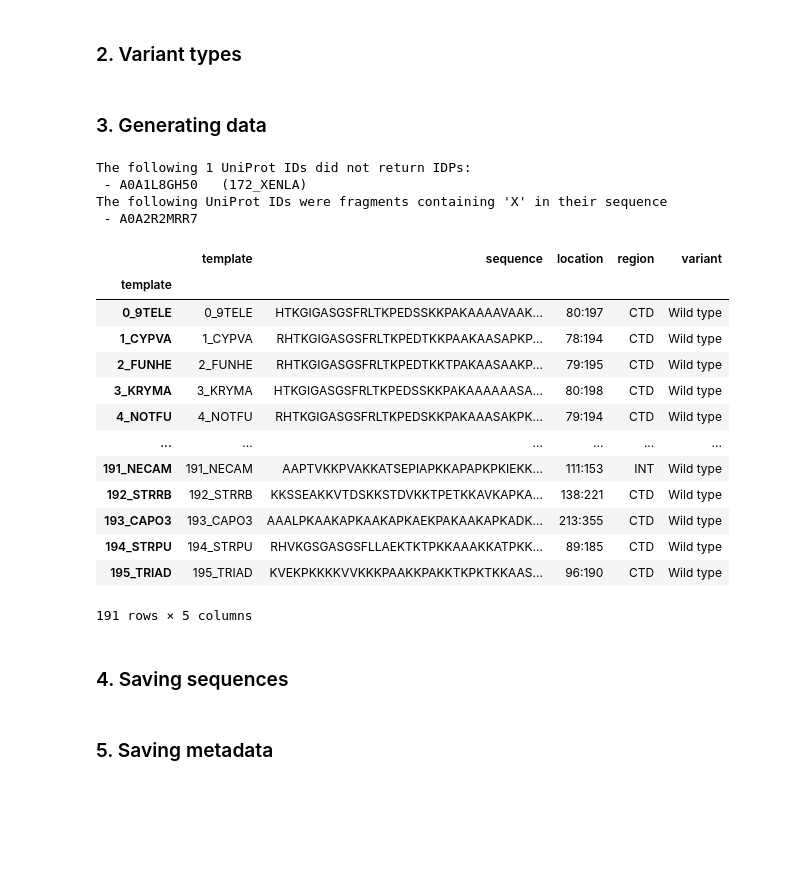
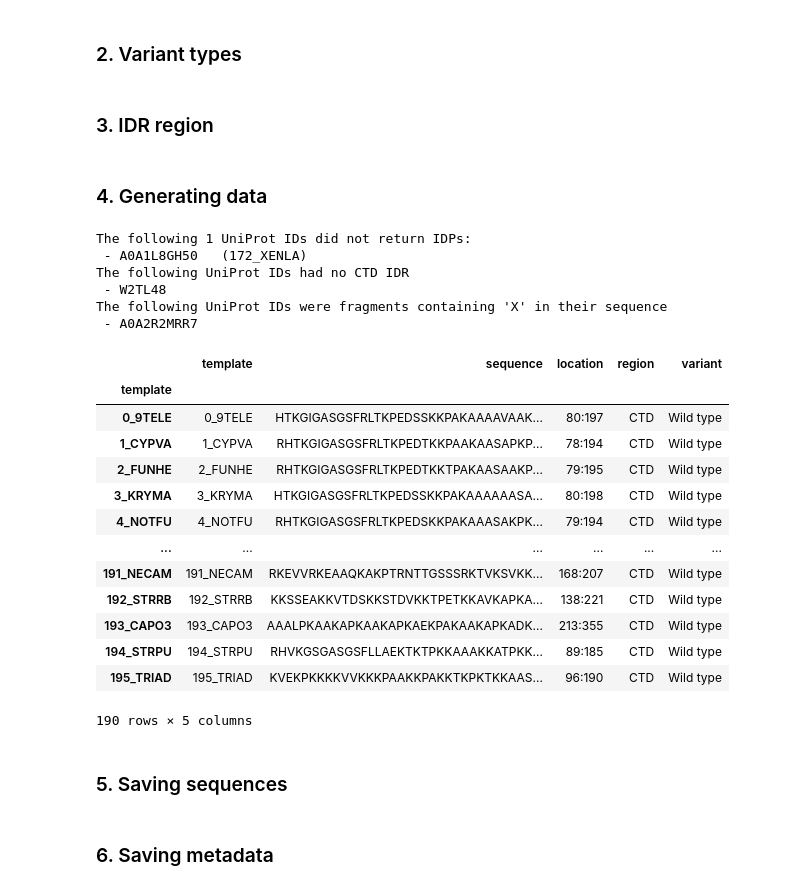
Before and after one commit to frederikespersen/OrthoIDP, a Jupyter notebook: Data.ipynb, the cells around one changed output. Drawn from its saved outputs; the diff is of its cells as text; code cells hidden in the pictures; blank space fills up the shorter version.

Commit message:
Filtering of data for CTD/NTD requirements

```diff
--- a/Data.ipynb
+++ b/Data.ipynb
@@ -281,3 +282,5 @@ variants = list(process_data.variant_types.keys())
 # %%
 # Only wildtype
 variants = 'wt'
+# %% [markdown]
+### 3. IDR region
@@ -284,6 +297,12 @@ variants = 'wt'
+# %%
+# Longest IDR
+i_idr=0
+length_order=True
+region_filter = ['NTD', 'INT', 'CTD']
 # %% [markdown]
-### 3. Generating data
+### 4. Generating data
 # %%
+# Extracting IDRs
 # Getting experiment json
 metadata_path = f'exp/{experiment}/{experiment}.json'
 with open(metadata_path, 'r') as file:
@@ -294,7 +313,7 @@ proteins = []
 not_IDP = []
 for id, fields in tqdm(metadata['templates'].items()):
     try:
-        seq, loc, reg = process_data.get_protein_idr(uniprot_id=fields['uniprot_id'], i_idr=0, length_order=True)
+        seq, loc, reg = process_data.get_protein_idr(uniprot_id=fields['uniprot_id'], i_idr=i_idr, length_order=length_order)
     except ValueError:
         not_IDP.append((id, fields['uniprot_id']))
         continue
@@ -303,6 +322,13 @@ if not_IDP:
     print(f"The following {len(not_IDP)} UniProt IDs did not return IDPs:")
     print(*[f" - {uid}\t({id})" for id, uid in not_IDP], sep='\n')
 data = pd.DataFrame(proteins)
+
+# Filtering according to CTD/NTD settings
+wrong_region = data[~data['region'].isin(region_filter)]
+if len(wrong_region) > 0:
+    print(f"The following UniProt IDs had no {region_filter[0]} IDR")
+    print(*[f" - {metadata['templates'][i]['uniprot_id']}" for i in wrong_region['template']],sep='\n')
+data = data[data['region'].isin(region_filter)]
 
 # Removing fragment sequences (contains amino acid 'X')
 fragments = data[data['sequence'].str.contains('X')]
@@ -312,41 +338,43 @@ if len(fragments) > 0:
 data = data[~data['sequence'].str.contains('X')]
 
 # Expanding dataframe to include all variants
 data['variant'] = [variants]*len(data)
 if type(variants) == list:
     data = data.explode('variant')
     data.index = data['template'] + '_' + data['variant'].str.upper()
 else:
     data.index = data['template']
 
 # Generating variant sequence
 data['sequence'] = data.apply(lambda row: process_data.generate_variant(row['sequence'], row['variant']), axis=1)
 
 # Setting variant description
 data['variant'] = data.apply(lambda row: process_data.variant_types[row['variant']]['name'], axis=1)
 
 data
 # %% [output]
 The following 1 UniProt IDs did not return IDPs:
  - A0A1L8GH50   (172_XENLA)
+The following UniProt IDs had no CTD IDR
+ - W2TL48
 The following UniProt IDs were fragments containing 'X' in their sequence
  - A0A2R2MRR7
 |  | template | sequence | location | region | variant |
 | template |  |  |  |  |  |
 | 0_9TELE | 0_9TELE | HTKGIGASGSFRLTKPEDSSKKPAKAAAAVAAK... | 80:197 | CTD | Wild type |
 | 1_CYPVA | 1_CYPVA | RHTKGIGASGSFRLTKPEDTKKPAAKAASAPKP... | 78:194 | CTD | Wild type |
 | 2_FUNHE | 2_FUNHE | RHTKGIGASGSFRLTKPEDTKKTPAKAASAAKP... | 79:195 | CTD | Wild type |
 | 3_KRYMA | 3_KRYMA | HTKGIGASGSFRLTKPEDSSKKPAKAAAAAASA... | 80:198 | CTD | Wild type |
 | 4_NOTFU | 4_NOTFU | RHTKGIGASGSFRLTKPEDSKKPAKAAASAKPK... | 79:194 | CTD | Wild type |
 | ... | ... | ... | ... | ... | ... |
-| 191_NECAM | 191_NECAM | AAPTVKKPVAKKATSEPIAPKKAPAPKPKIEKK... | 111:153 | INT | Wild type |
+| 191_NECAM | 191_NECAM | RKEVVRKEAAQKAKPTRNTTGSSSRKTVKSVKK... | 168:207 | CTD | Wild type |
 | 192_STRRB | 192_STRRB | KKSSEAKKVTDSKKSTDVKKTPETKKAVKAPKA... | 138:221 | CTD | Wild type |
 | 193_CAPO3 | 193_CAPO3 | AAALPKAAKAPKAAKAPKAEKPAKAAKAPKADK... | 213:355 | CTD | Wild type |
 | 194_STRPU | 194_STRPU | RHVKGSGASGSFLLAEKTKTPKKAAAKKATPKK... | 89:185 | CTD | Wild type |
 | 195_TRIAD | 195_TRIAD | KVEKPKKKKVVKKKPAAKKPAKKTKPKTKKAAS... | 96:190 | CTD | Wild type |
-191 rows × 5 columns
+190 rows × 5 columns
 # %% [markdown]
-### 4. Saving sequences
+### 5. Saving sequences
 # %%
 # Saving sequences
 datadir = f'exp/{experiment}/data'
@@ -364,7 +392,7 @@ for index, cols in data.iterrows():
         file.write('>' + id + ' ' + desc + '\n')
         file.write(seq)
 # %% [markdown]
-### 5. Saving metadata
+### 6. Saving metadata
 # %%
 # Saving metadata
 metadata['data'] = data.to_dict(orient='index')
```
Also changed, not shown: parts of 3 cells of this notebook, 2 other files.
